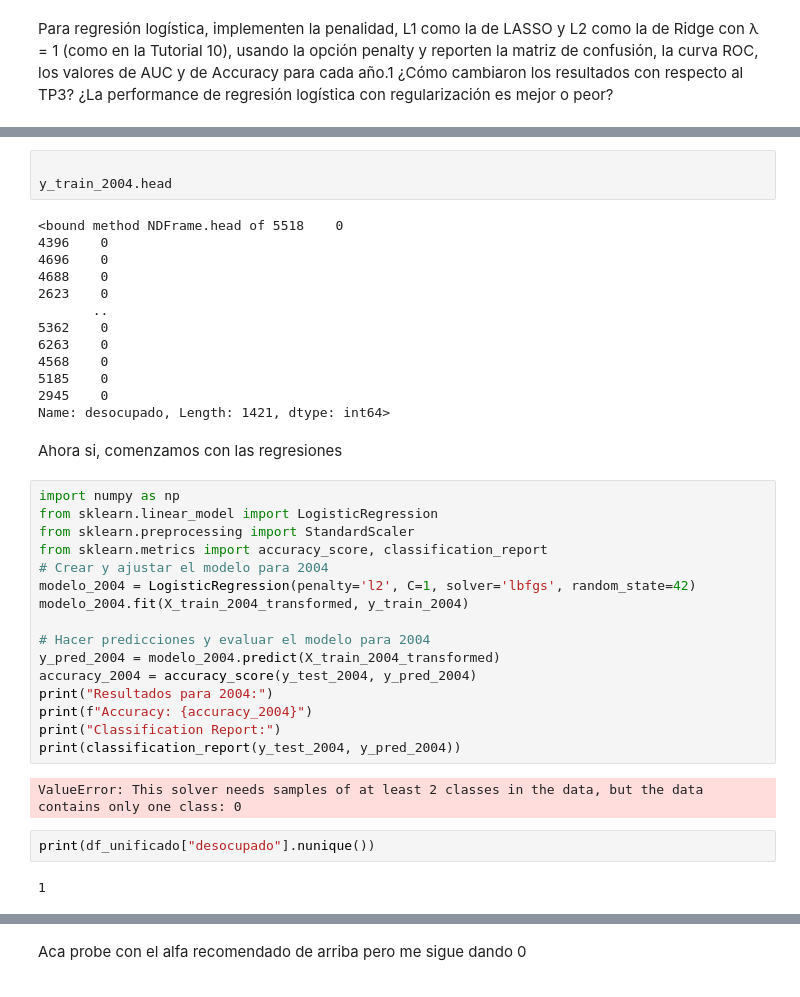
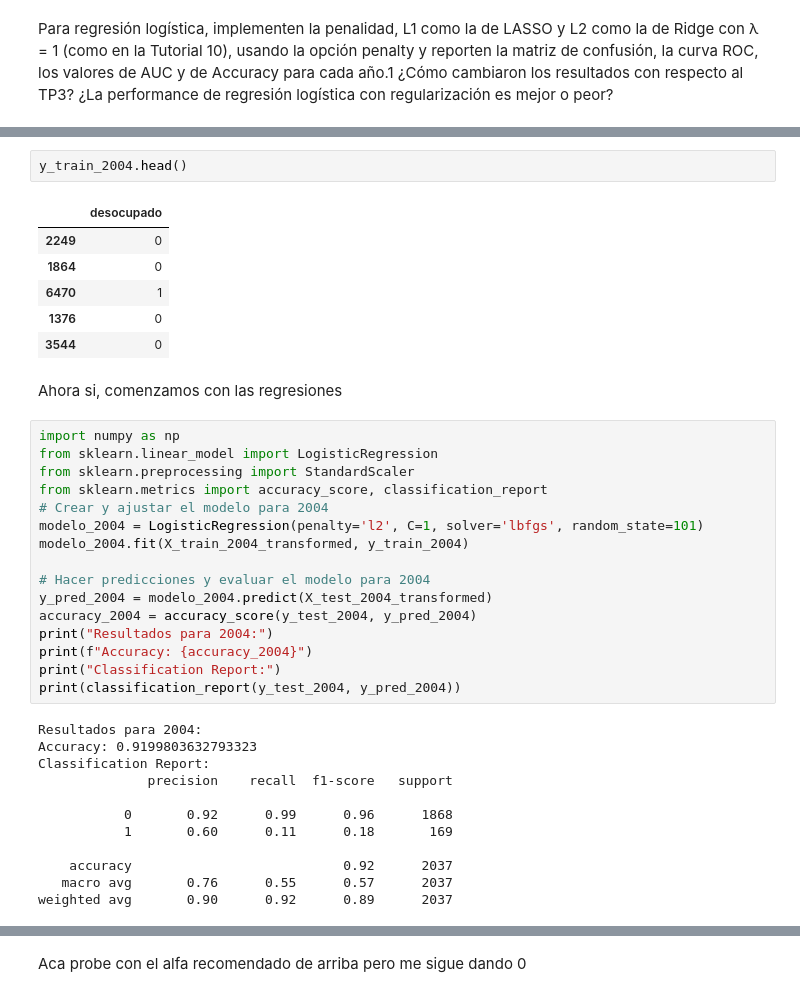
Before and after one commit to roluque/CC408-T2-3, a Jupyter notebook: TP4/TP 4.ipynb, the cells around one changed output, grey strips where cells are left out. Cells and saved outputs as stored; diff of their text form.

```diff
--- a/TP4/TP 4.ipynb
+++ b/TP4/TP 4.ipynb
@@ -829,19 +893,12 @@ X_train_2024_transformed.describe().T
-# %%
-
-y_train_2004.head
-# %% [output]
-<bound method NDFrame.head of 5518    0
-4396    0
-4696    0
-4688    0
-2623    0
-       ..
-5362    0
-6263    0
-4568    0
-5185    0
-2945    0
-Name: desocupado, Length: 1421, dtype: int64>
+# %%
+y_train_2004.head()
+# %% [output]
+|  | desocupado |
+| 2249 | 0 |
+| 1864 | 0 |
+| 6470 | 1 |
+| 1376 | 0 |
+| 3544 | 0 |
 # %% [markdown]
 Ahora si, comenzamos con las regresiones
 # %%
@@ -850,22 +907,28 @@ from sklearn.linear_model import LogisticRegression
 from sklearn.preprocessing import StandardScaler
 from sklearn.metrics import accuracy_score, classification_report
 # Crear y ajustar el modelo para 2004
-modelo_2004 = LogisticRegression(penalty='l2', C=1, solver='lbfgs', random_state=42)
+modelo_2004 = LogisticRegression(penalty='l2', C=1, solver='lbfgs', random_state=101)
 modelo_2004.fit(X_train_2004_transformed, y_train_2004)
 
 # Hacer predicciones y evaluar el modelo para 2004
-y_pred_2004 = modelo_2004.predict(X_train_2004_transformed)
+y_pred_2004 = modelo_2004.predict(X_test_2004_transformed)
 accuracy_2004 = accuracy_score(y_test_2004, y_pred_2004)
 print("Resultados para 2004:")
 print(f"Accuracy: {accuracy_2004}")
 print("Classification Report:")
 print(classification_report(y_test_2004, y_pred_2004))
 # %% [output]
-ValueError: This solver needs samples of at least 2 classes in the data, but the data contains only one class: 0
+Resultados para 2004:
+Accuracy: 0.9199803632793323
+Classification Report:
+              precision    recall  f1-score   support
+
+           0       0.92      0.99      0.96      1868
+           1       0.60      0.11      0.18       169
+
+    accuracy                           0.92      2037
+   macro avg       0.76      0.55      0.57      2037
+weighted avg       0.90      0.92      0.89      2037
-# %%
-print(df_unificado["desocupado"].nunique())
-# %% [output]
-1
 # %%
 from sklearn.linear_model import Lasso, LassoCV, Ridge, RidgeCV
 from sklearn.metrics import mean_squared_error
```
Also changed, not shown: parts of 37 cells of this notebook.
